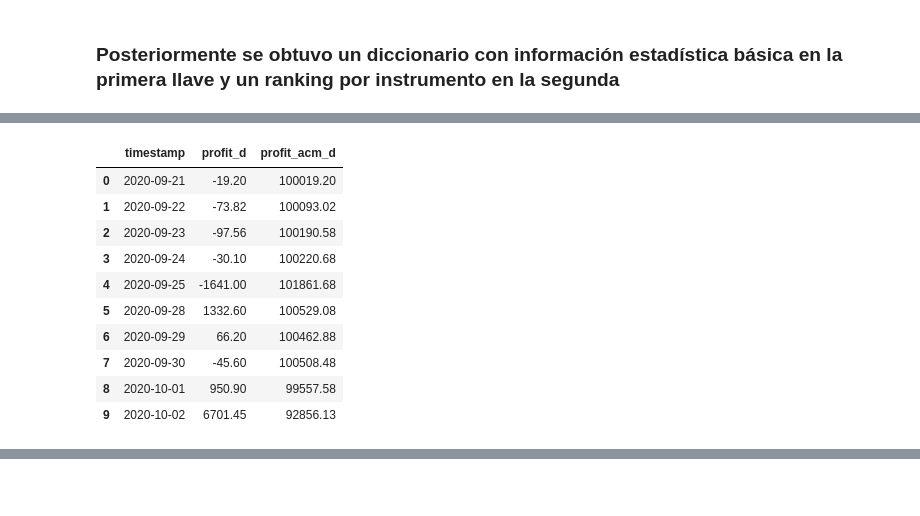
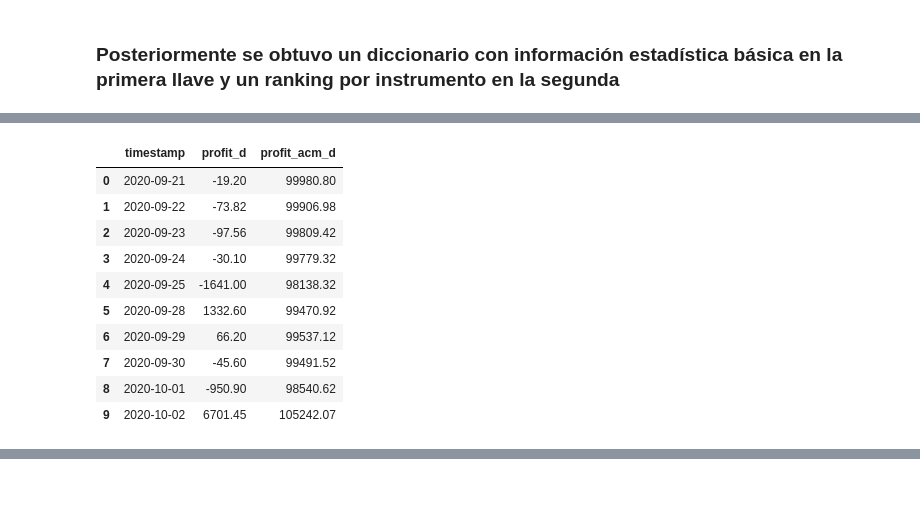
Before and after one commit to manuel97-20/myst_equipo3_lab3, a Jupyter notebook: notebook.ipynb, the cells around one changed output, grey strips where cells are left out. Drawn from its saved outputs; the diff is of its cells as text; code cells hidden in the pictures.

```diff
--- a/notebook.ipynb
+++ b/notebook.ipynb
@@ -154,15 +148,15 @@ diccionario['df_2_ranking']
 # %%
-evolucion_capital = fn.f_evolucion_capital(dt.archivo)
+evolucion_capital = fn.f_evolucion_capital(mn.archivo)
 evolucion_capital
 # %% [output]
 |  | timestamp | profit_d | profit_acm_d |
-| 0 | 2020-09-21 | -19.20 | 100019.20 |
-| 1 | 2020-09-22 | -73.82 | 100093.02 |
-| 2 | 2020-09-23 | -97.56 | 100190.58 |
-| 3 | 2020-09-24 | -30.10 | 100220.68 |
-| 4 | 2020-09-25 | -1641.00 | 101861.68 |
-| 5 | 2020-09-28 | 1332.60 | 100529.08 |
-| 6 | 2020-09-29 | 66.20 | 100462.88 |
-| 7 | 2020-09-30 | -45.60 | 100508.48 |
-| 8 | 2020-10-01 | 950.90 | 99557.58 |
-| 9 | 2020-10-02 | 6701.45 | 92856.13 |
+| 0 | 2020-09-21 | -19.20 | 99980.80 |
+| 1 | 2020-09-22 | -73.82 | 99906.98 |
+| 2 | 2020-09-23 | -97.56 | 99809.42 |
+| 3 | 2020-09-24 | -30.10 | 99779.32 |
+| 4 | 2020-09-25 | -1641.00 | 98138.32 |
+| 5 | 2020-09-28 | 1332.60 | 99470.92 |
+| 6 | 2020-09-29 | 66.20 | 99537.12 |
+| 7 | 2020-09-30 | -45.60 | 99491.52 |
+| 8 | 2020-10-01 | -950.90 | 98540.62 |
+| 9 | 2020-10-02 | 6701.45 | 105242.07 |
```
Also changed, not shown: parts of 19 cells of this notebook, 2 other files.
